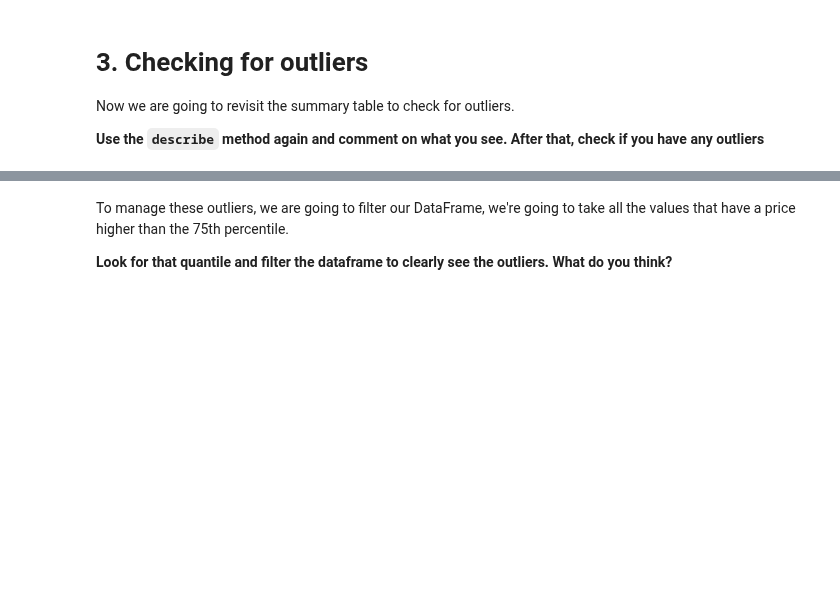
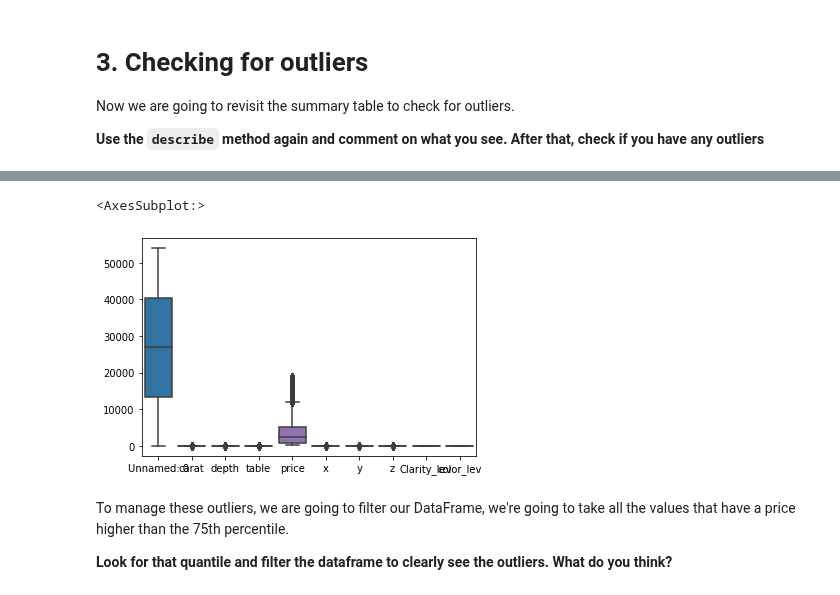
Before and after one commit to jmolendijk/dataV2-labs, a Jupyter notebook: module-2/M2-mini-project1/1.-Data Cleaning.ipynb, the cells around one changed output, grey strips where cells are left out. Saved outputs shown, nothing was run; the diff lists cells and outputs as text; code cells hidden in the pictures; blank space fills up the shorter version.

```diff
--- a/module-2/M2-mini-project1/1.-Data Cleaning.ipynb
+++ b/module-2/M2-mini-project1/1.-Data Cleaning.ipynb
@@ -325,9 +327,13 @@ Most of them (12) are missing the z value, which we can obtain using the columns
 For those 12 rows, we will create a function that applies the formula given in the codebook and get the value of z. We will drop the other rows (8), since they are missing all 3 values or 2 of them.
 
 **Create a function named `calculate_z` that applies the function in the codebook to one single row you give to the function**
-# %%
-#your code here
-def calculate_z():
-    return z / mean(x = y) = 2 * z / (x + y)
+# %%
+#your code here
+z=0
+def calculate_z(line):
+    if line.z ==0.0:
+        return(line.depth*(line.x +line.y)/200)
+    else:
+        return line.z
 # %% [markdown]
 **Apply it just to the rows with incorrect values**
@@ -337,0 +340,4 @@ Total depth percentage = = (2 * z / (x + y))*(mean(x, y)/z)
+# %%
+#your code here
+diamonds['z'] = diamonds.apply(lambda row: calculate_z(row), axis = 1)
+diamonds
@@ -346,3 +364,7 @@ To replace them we can use the pandas .replace() method and np.NaN.
+# %%
+#your code here
+
+diamonds['z'] = ['NaN' if x ==0 else x for x in diamonds['z']]
 # %% [markdown]
 ----
 # Bonus: check the new z values
@@ -373,3 +404,12 @@ Now we are going to revisit the summary table to check for outliers.
+# %%
+#your comments here
+
+sns.boxplot(data=diamonds)
+
+# There is outliers in the price column.
+# %% [output]
+<AxesSubplot:>
+[figure, added]
 # %% [markdown]
 To manage these outliers, we are going to filter our DataFrame, we're going to take all the values that have a price higher than the 75th percentile.
 
```
Also changed, not shown: parts of 8 cells of this notebook, 1 other file.
